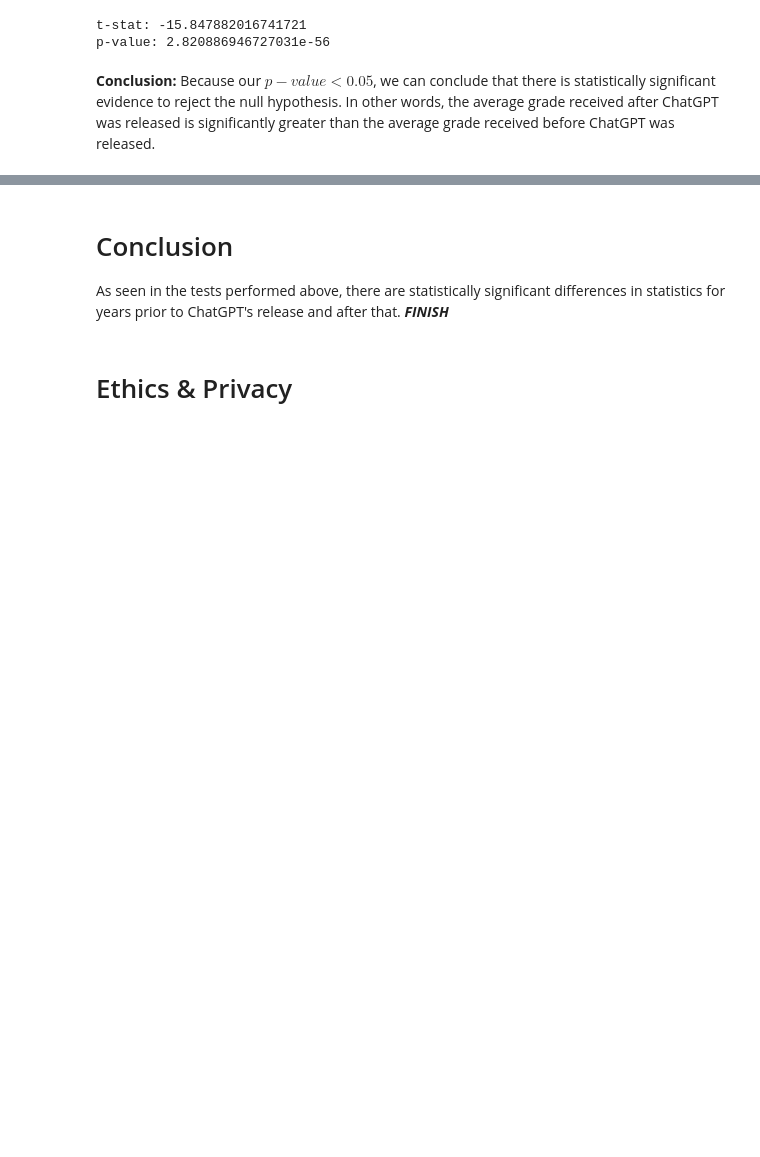
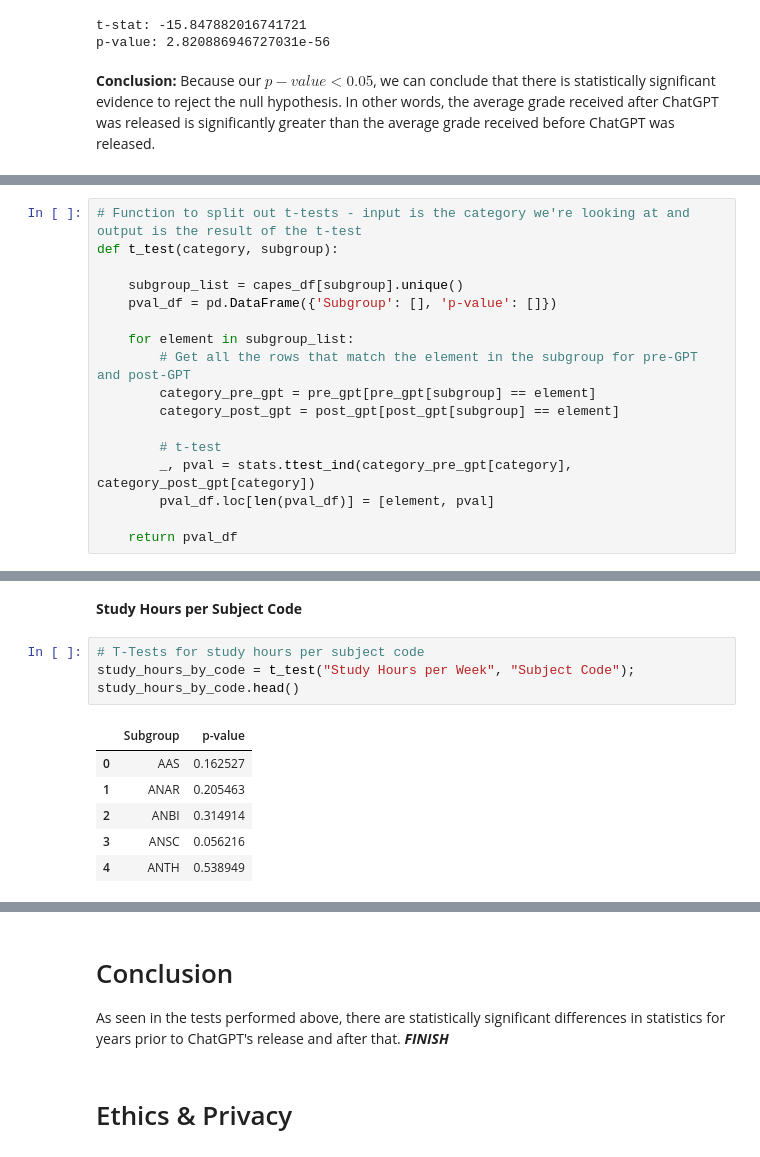
Before and after one commit to aydintabai/AI-Academic-Impact-Case-Study, a Jupyter notebook: EDACheckpoint_Group112_WI24.ipynb, the cells around one changed output, grey strips where cells are left out. Saved outputs shown, nothing was run; the diff lists cells and outputs as text; blank space fills up the shorter version.

Commit message:
Added code for ttests by category

```diff
--- a/EDACheckpoint_Group112_WI24.ipynb
+++ b/EDACheckpoint_Group112_WI24.ipynb
@@ -1681,0 +1350,17 @@ In addition, when we observe the overall coefficient, we notice that there is a
+# %%
+# Function to split out t-tests - input is the category we're looking at and output is the result of the t-test
+def t_test(category, subgroup):
+
+    subgroup_list = capes_df[subgroup].unique()
+    pval_df = pd.DataFrame({'Subgroup': [], 'p-value': []})
+
+    for element in subgroup_list:
+        # Get all the rows that match the element in the subgroup for pre-GPT and post-GPT
+        category_pre_gpt = pre_gpt[pre_gpt[subgroup] == element]
+        category_post_gpt = post_gpt[post_gpt[subgroup] == element]
+
+        # t-test
+        _, pval = stats.ttest_ind(category_pre_gpt[category], category_post_gpt[category])
+        pval_df.loc[len(pval_df)] = [element, pval]
+
+    return pval_df
@@ -1681,0 +1379,13 @@ In addition, when we observe the overall coefficient, we notice that there is a
+# %% [markdown]
+<b> Study Hours per Subject Code </b>
+# %%
+# T-Tests for study hours per subject code
+study_hours_by_code = t_test("Study Hours per Week", "Subject Code");
+study_hours_by_code.head()
+# %% [output]
+|  | Subgroup | p-value |
+| 0 | AAS | 0.162527 |
+| 1 | ANAR | 0.205463 |
+| 2 | ANBI | 0.314914 |
+| 3 | ANSC | 0.056216 |
+| 4 | ANTH | 0.538949 |
```
Also changed, not shown: parts of 73 cells of this notebook.
